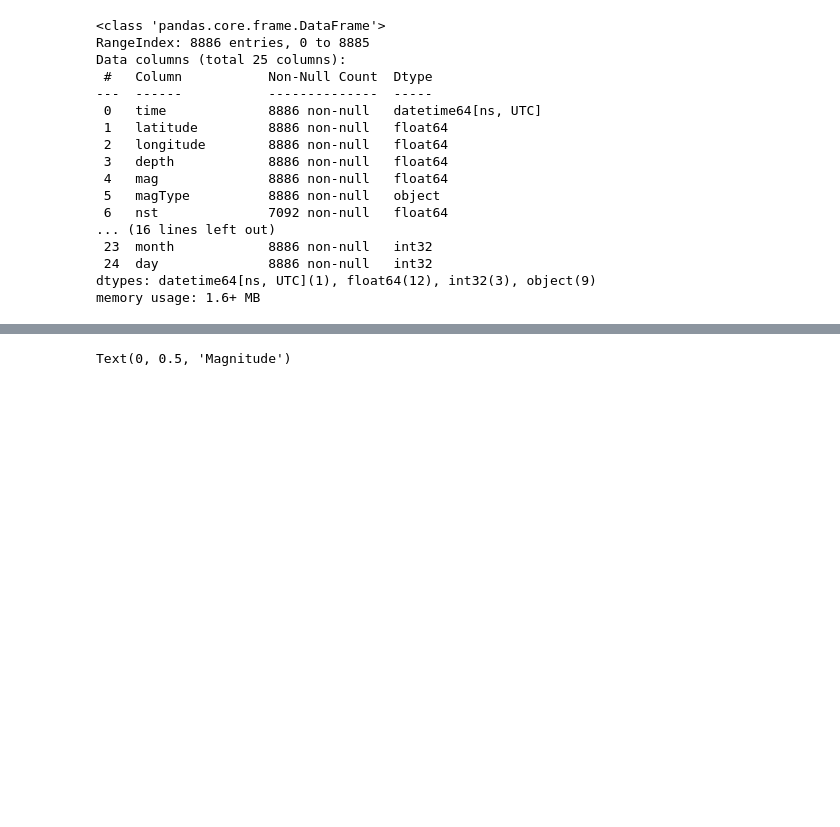
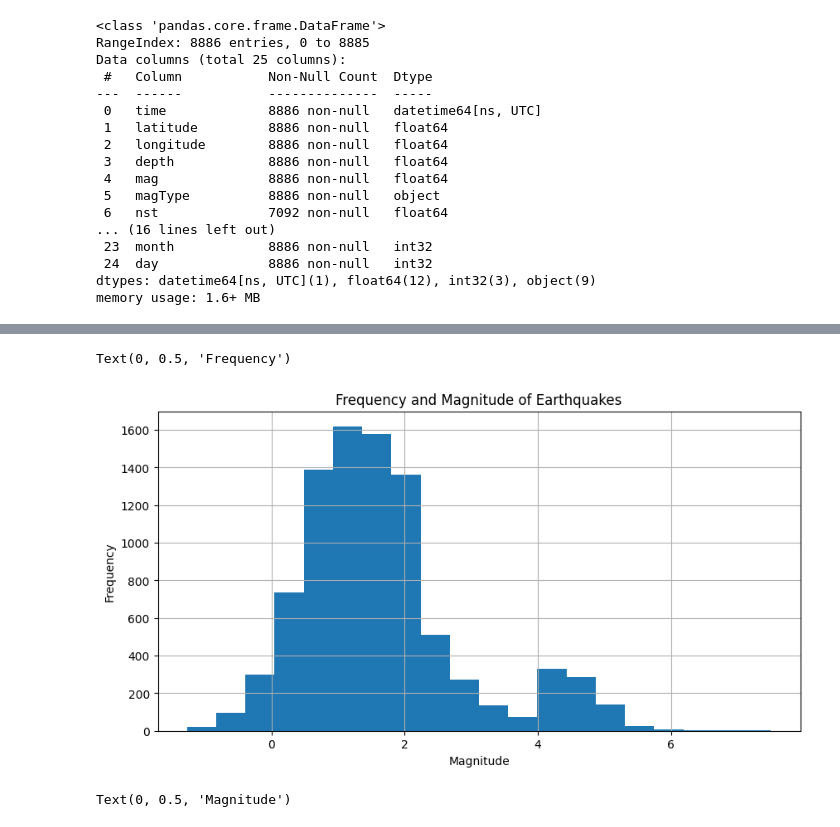
Before and after one commit to Alexandre-Duval/Earthquake-Data-Analysis, a Jupyter notebook: earthquake_analysis.ipynb, the cells around one changed output, grey strips where cells are left out. Drawn from its saved outputs; the diff is of its cells as text; code cells hidden in the pictures; blank space fills up the shorter version.

```diff
--- a/earthquake_analysis.ipynb
+++ b/earthquake_analysis.ipynb
@@ -142 +175,10 @@ plt.show()
+# %%
+plt.figure(figsize=(10, 5))
+df['mag'].hist(bins=20)
+plt.title('Frequency and Magnitude of Earthquakes')
+plt.xlabel('Magnitude')
+plt.ylabel('Frequency')
+# %% [output]
+Text(0, 0.5, 'Frequency')
+[figure, added]
 # %%
```
Also changed, not shown: parts of 15 cells of this notebook.
